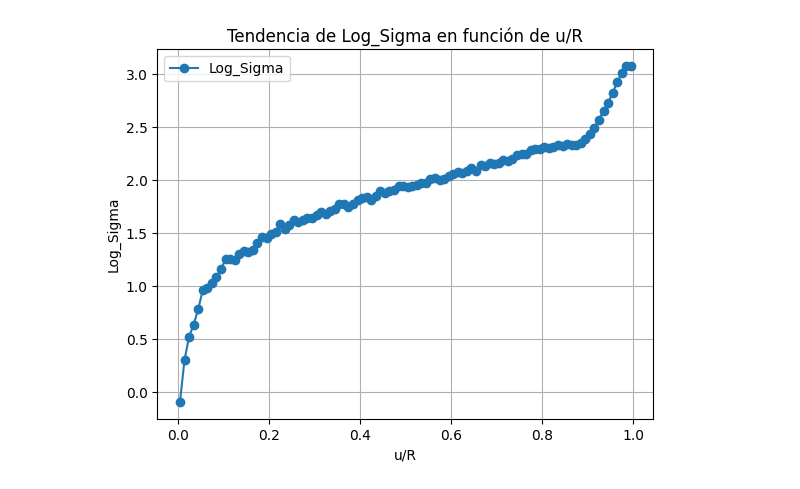
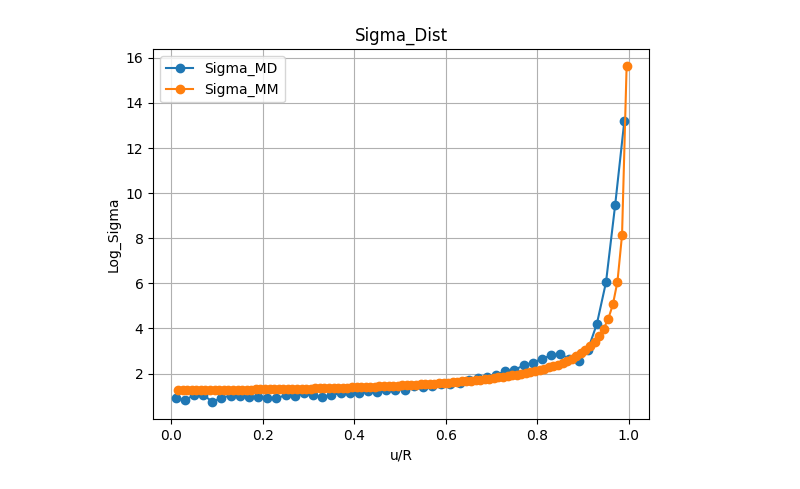
Before and after one commit to CristianC2002/Molecular_Dynamics__Disc-Model, a Jupyter notebook: Data_Analysis.ipynb, the cells around one changed output. Cells and saved outputs as stored; diff of their text form; code cells hidden in the pictures.

```diff
--- a/Data_Analysis.ipynb
+++ b/Data_Analysis.ipynb
@@ -313,6 +312,0 @@ plt.savefig(os.path.join(output_dir, "Ratial_Dist.png"))
-# %%
-Density_Info['u/R'] = ((Density_Info['Fin']+Density_Info['Inicio'])/2)/r_1
-Density_Info['Sigma'] = Density_Info['Sigma'] * Q / Muestras
-
-sns.lineplot(data=Density_Info, x="u/R", y="Sigma")
-plt.savefig(os.path.join(output_dir, "Sigma_Dist.png"))
@@ -328,10 +313,24 @@ plt.savefig(os.path.join(output_dir, "Log_Sigma_Dist.png"))
-# %%
-plt.plot(Density_Info["u/R"], Density_Info["Log_Sigma"], label="Log_Sigma", marker='o', linestyle='-')
-plt.xlabel("u/R")  # Etiqueta del eje x
-plt.ylabel("Log_Sigma")
-plt.title("Tendencia de Log_Sigma en función de u/R")
-plt.legend()
-plt.grid(True)
-plt.show()
-# %% [output]
-[figure, removed]
+# %%
+Robert_Data=pd.read_csv(r"c:\Users\ESTACION\Downloads\sigma.dat", sep='\t')
+
+Density_Info['u/R'] = ((Density_Info['Fin']+Density_Info['Inicio'])/2)/r_1
+Density_Info['Sigma'] = (Density_Info['Sigma'] * Q) / (np.pi * ((Density_Info['Fin']**2)-(Density_Info['Inicio']**2)))
+
+area_y1 = np.trapz(Density_Info['Sigma'], Density_Info['u/R'])
+area_y2 = np.trapz(Robert_Data["Sigma"], Robert_Data["u/R"])
+
+Factor_Esc = area_y2 / area_y1
+
+Density_Info['Sigma'] = Density_Info['Sigma'] * Factor_Esc
+
+plt.plot(Density_Info["u/R"], Density_Info["Sigma"], label="Sigma_MD", marker='o', linestyle='-')
+plt.plot(Robert_Data["u/R"], Robert_Data["Sigma"], label="Sigma_MM", marker='o', linestyle='-')
+plt.xlabel("u/R")  # Etiqueta del eje x
+plt.ylabel("Log_Sigma")
+plt.title("Sigma_Dist")
+plt.legend()
+plt.grid(True)
+# plt.show()
+plt.savefig(os.path.join(output_dir, "Sigma_Dist_Comp.png"))
+# %% [output]
+[figure, added]
```
Also changed, not shown: parts of 8 cells of this notebook, 29 other files.
